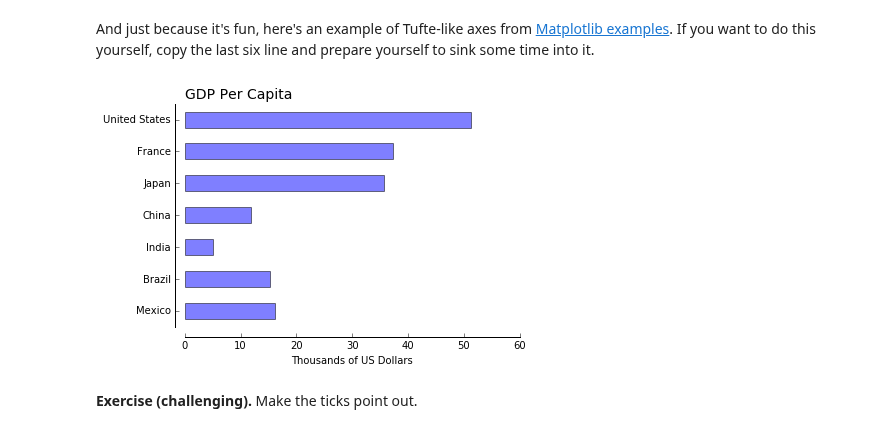
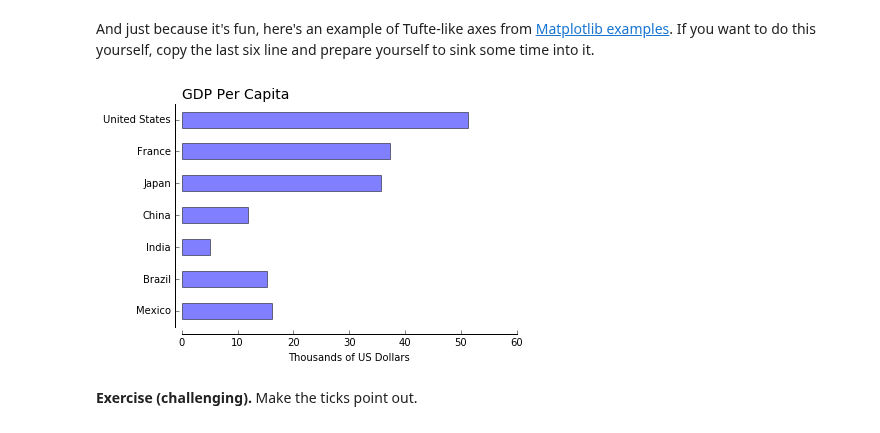
Before and after one commit to DaveBackus/Data_Bootcamp, a Jupyter notebook: Code/IPython/bootcamp_graphics_1.ipynb, the cells around one changed output. Saved outputs shown, nothing was run; the diff lists cells and outputs as text; code cells hidden in the pictures.

```diff
--- a/Code/IPython/bootcamp_graphics_1.ipynb
+++ b/Code/IPython/bootcamp_graphics_1.ipynb
@@ -536,20 +541,20 @@ And just because it's fun, here's an example of Tufte-like axes from [Matplotlib
 # %%
 # ditto for GDP per capita (per person)
 fig, ax = plt.subplots()
 df['gdppc'].plot(ax=ax, kind='barh', color='b', alpha=0.5)
 ax.set_title('GDP Per Capita', loc='left', fontsize=14)
 ax.set_xlabel('Thousands of US Dollars')
 ax.set_ylabel('')
 
 # Tufte-like axes
-ax.spines['left'].set_position(('outward', 10))
-ax.spines['bottom'].set_position(('outward', 10))
+ax.spines['left'].set_position(('outward', 7))
+ax.spines['bottom'].set_position(('outward', 7))
 ax.spines['right'].set_visible(False)
 ax.spines['top'].set_visible(False)
 ax.yaxis.set_ticks_position('left')
 ax.xaxis.set_ticks_position('bottom')
 # %% [output]
-[figure, old version]
+[figure, new version]
 # %% [markdown]
 **Exercise (challenging).**  Make the ticks point out.
 # %%
```
Also changed, not shown: parts of 14 cells of this notebook.
